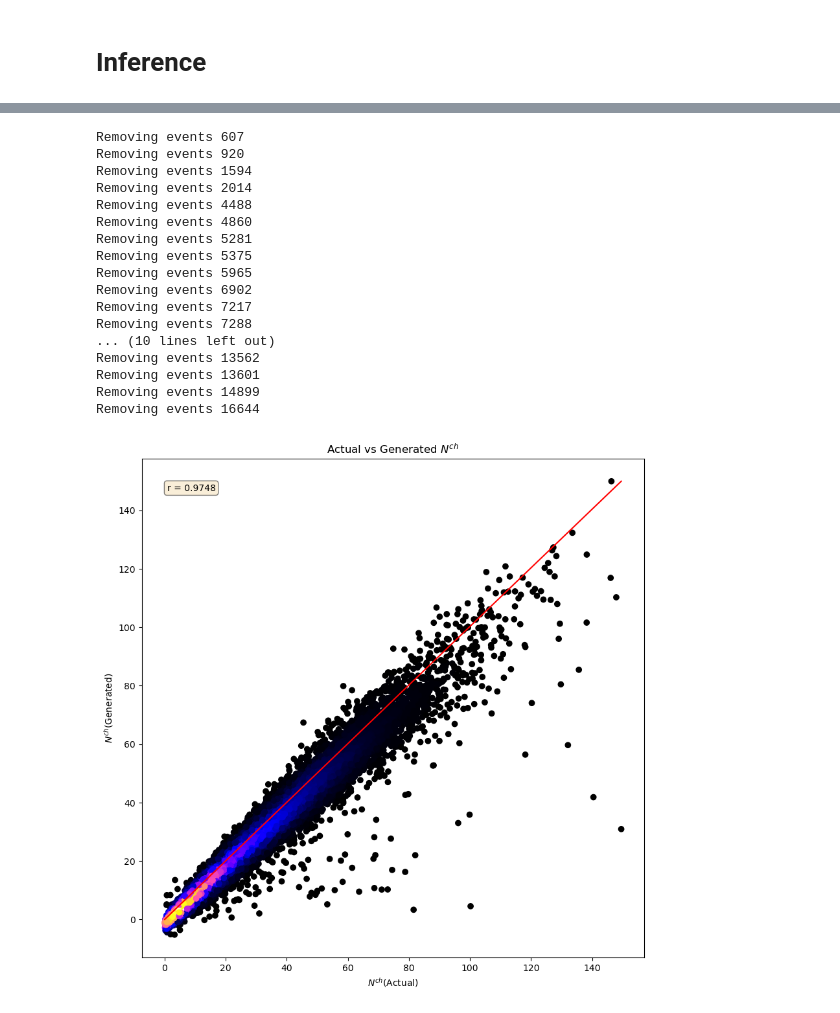
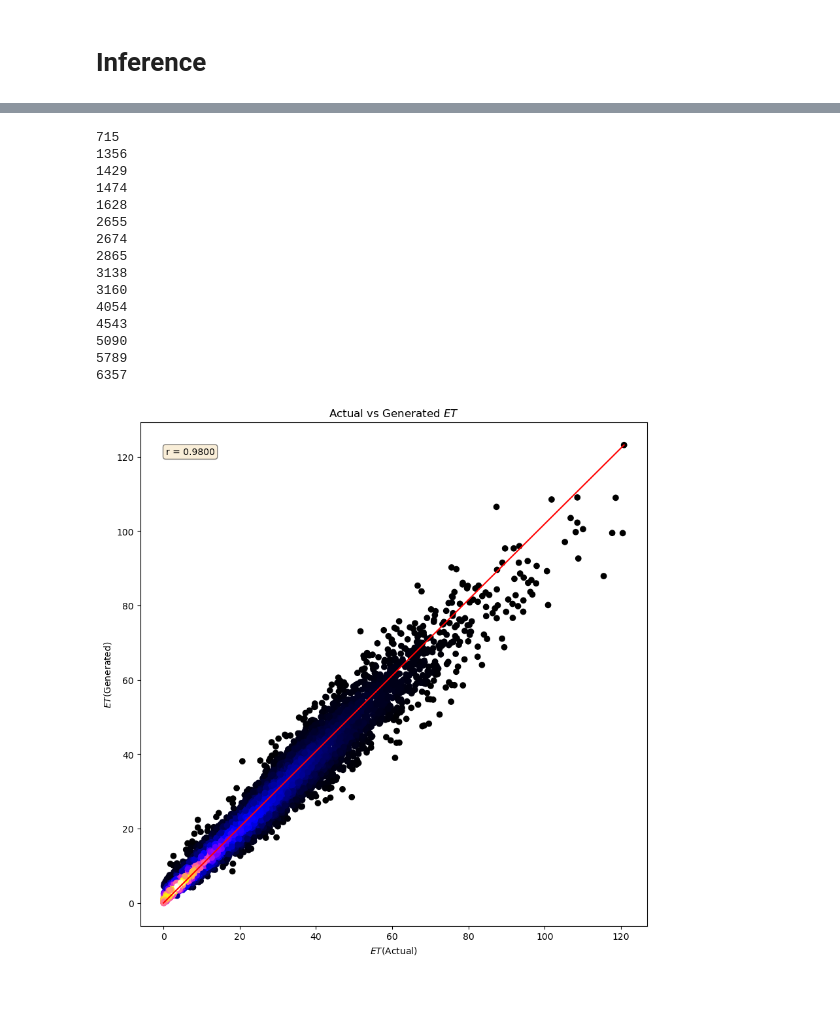
Before and after one commit to bboud/hydro-ml, a Jupyter notebook: hydroml/Notebooks/dE_detas.ipynb, the cells around one changed output, grey strips where cells are left out. Drawn from its saved outputs; the diff is of its cells as text; code cells hidden in the pictures.

Commit message:
Model Output

```diff
--- a/hydroml/Notebooks/dE_detas.ipynb
+++ b/hydroml/Notebooks/dE_detas.ipynb
@@ -19,7 +18,7 @@ import numpy as np
 
 import torch
 # %%
-dataset = EnergyDensityDataset('../Datasets/dE_data_5/dE_detas_initial', '../Datasets/dE_data_5/dET_deta_final').smooth().cosh().trim(-6.8,8).remove_anamalies(150)
+dataset = EnergyDensityDataset('../Datasets/dE/dE_data_1/dE_detas_initial', '../Datasets/dE/dE_data_1/dET_deta_final').smooth().cosh().trim(-6.8,8).remove_anamalies(150)
 # %% [output]
 Removing events 465
 Removing events 7709
@@ -85,63 +79,62 @@ DEConvolutionModel(
 )
 # %%
-dataset = EnergyDensityDataset('../Datasets/dE_data_3/dE_detas_initial', '../Datasets/dE_data_3/dET_deta_final').smooth().cosh().trim(-6.8, 8).remove_anamalies(threshhold=150)
+dataset = EnergyDensityDataset('../Datasets/dE/dE_data_2/dE_detas_initial', '../Datasets/dE/dE_data_2/dET_deta_final').smooth().cosh().trim(-6.8, 8)
-# %% [output]
-Removing events 607
-Removing events 920
-Removing events 1594
-Removing events 2014
-Removing events 4488
-Removing events 4860
-Removing events 5281
-Removing events 5375
-Removing events 5965
-Removing events 6902
-Removing events 7217
-Removing events 7288
-... (10 lines left out)
-Removing events 13562
-Removing events 13601
-Removing events 14899
-Removing events 16644
 # %%
 data_loader = torch.utils.data.DataLoader(
     dataset=dataset,
-    shuffle=True,
 )
 # %%
 finals = []
 models = []
 outputs = []
-output_data = []
 final_data = []
 
 for i, data in enumerate(data_loader):
     dE_detas_initial = data[0]
     dNch_detas_final = data[1].flatten()
 
     output = dE_detas_model(dE_detas_initial.float()).detach().numpy().flatten()
 
     outputs.append(output)
-    output_data.append(output)
     final_data.append(dNch_detas_final)
 
     #Trim down the data to the section that we want.
     trim_final_axis, trim_final = trim(dataset.final_eta, dNch_detas_final, -4.9, -3.1)
     trim_generated_axis, trim_generated = trim(dataset.final_eta, output, -4.9, -3.1)
 
     integrated_final = np.trapz( trim_final, trim_final_axis )
     integrated_output = np.trapz( trim_generated, trim_generated_axis )
 
+    #Some outputs have negative integrals.. to fix.
+    if integrated_output < 0:
+        print(i)
+        continue
+
     finals.append( integrated_final )
     models.append( integrated_output )
 
 finals = np.array(finals)
 models = np.array(models)
 outputs = np.array(outputs)
 
-output_data = np.array(output_data)
+output_data = np.array(outputs)
 final_data = np.array(final_data)
 
-plot_cc_graph(finals, models)
+plot_cc_graph(finals, models, 'ET')
 # %% [output]
+715
+1356
+1429
+1474
+1628
+2655
+2674
+2865
+3138
+3160
+4054
+4543
+5090
+5789
+6357
-[figure, old version]
+[figure, new version]
```
Also changed, not shown: parts of 4 cells of this notebook.
